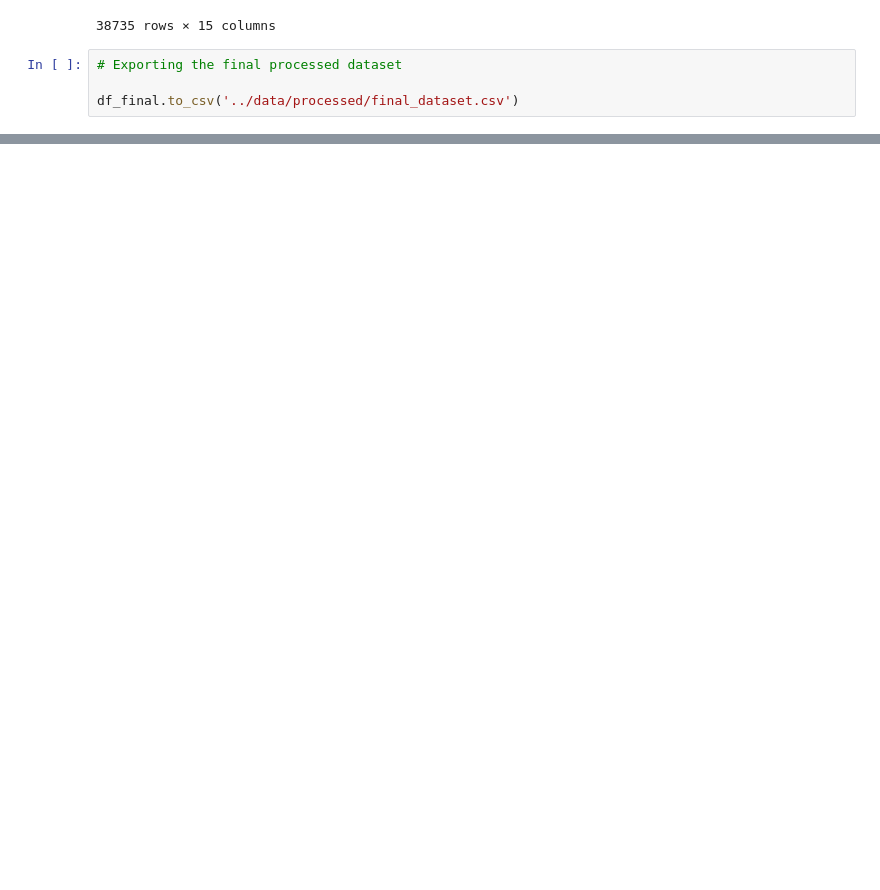
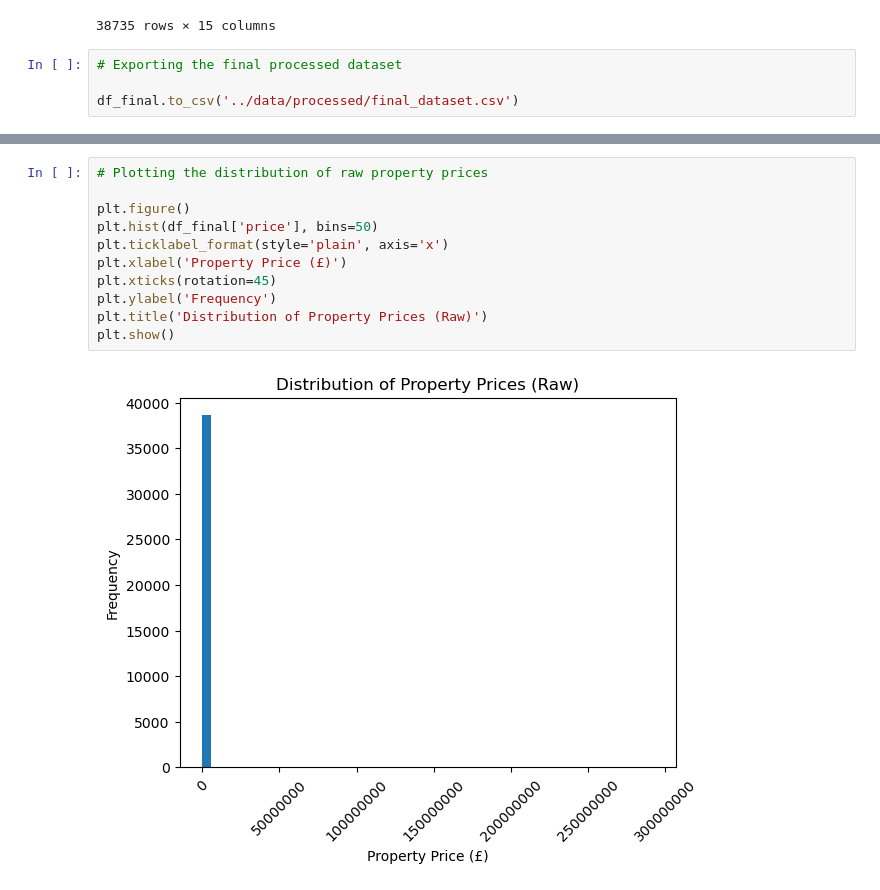
Before and after one commit to jonathanskuy/manchester-property-vs-education, a Jupyter notebook: notebooks/manchester_property_vs_education.ipynb, the cells around one changed output, grey strips where cells are left out. Drawn from its saved outputs; the diff is of its cells as text; blank space fills up the shorter version.

Commit message:
Log-Transforming and Displaying the Distribution of Property Prices

```diff
--- a/notebooks/manchester_property_vs_education.ipynb
+++ b/notebooks/manchester_property_vs_education.ipynb
@@ -862,0 +902,13 @@ df_final.to_csv('../data/processed/final_dataset.csv')
+# %%
+# Plotting the distribution of raw property prices
+
+plt.figure()
+plt.hist(df_final['price'], bins=50)
+plt.ticklabel_format(style='plain', axis='x')
+plt.xlabel('Property Price (£)')
+plt.xticks(rotation=45)
+plt.ylabel('Frequency')
+plt.title('Distribution of Property Prices (Raw)')
+plt.show()
+# %% [output]
+[figure, added]
```
Also changed, not shown: parts of 7 cells of this notebook.
